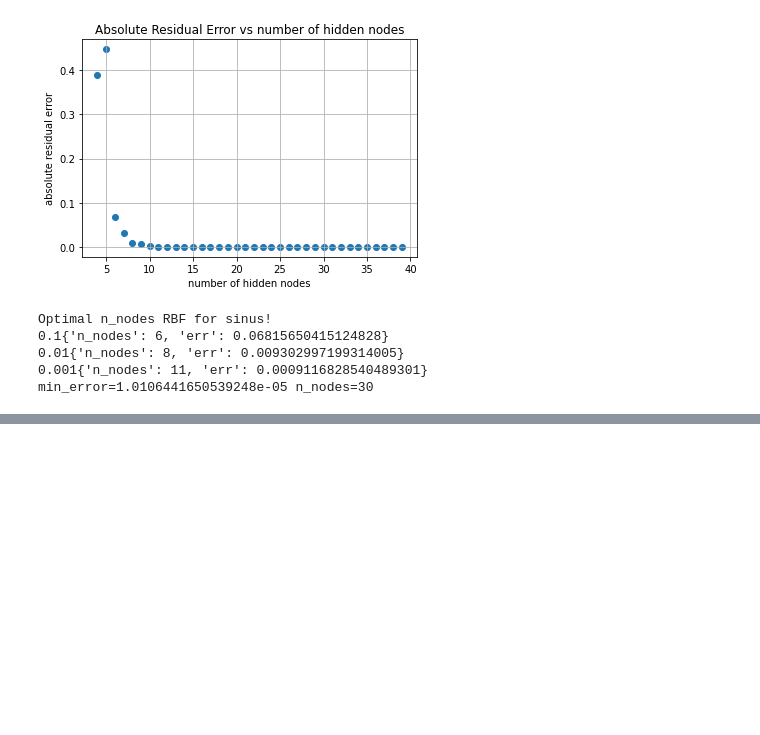
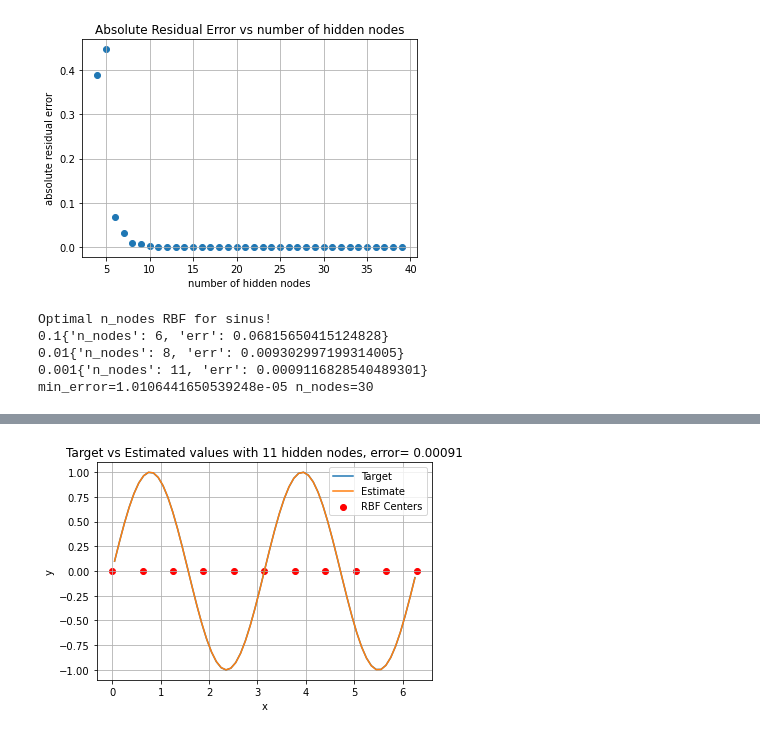
Before and after one commit to kenza-bouzid/ann_labs, a Jupyter notebook: lab2/rbf_test.ipynb, the cells around one changed output, grey strips where cells are left out. Cells and saved outputs as stored; diff of their text form; code cells hidden in the pictures; blank space fills up the shorter version.

```diff
--- a/lab2/rbf_test.ipynb
+++ b/lab2/rbf_test.ipynb
@@ -23,3 +28,8 @@ min_error=1.0106441650539248e-05 n_nodes=30
+# %%
+plot_estimate(sin_data, type="sinus", learning_mode=LearningMode.BATCH,
+              centers_sampling=CentersSampling.LINEAR, n=11, sigma=1.0)
+# %% [output]
+[figure, added]
 # %%
 importlib.reload(ut)
 ut.error_experiment(sin_data, "sinus", LearningMode.BATCH, CentersSampling.WEIGHTED)
```
Also changed, not shown: parts of 3 cells of this notebook, 2 other files.
